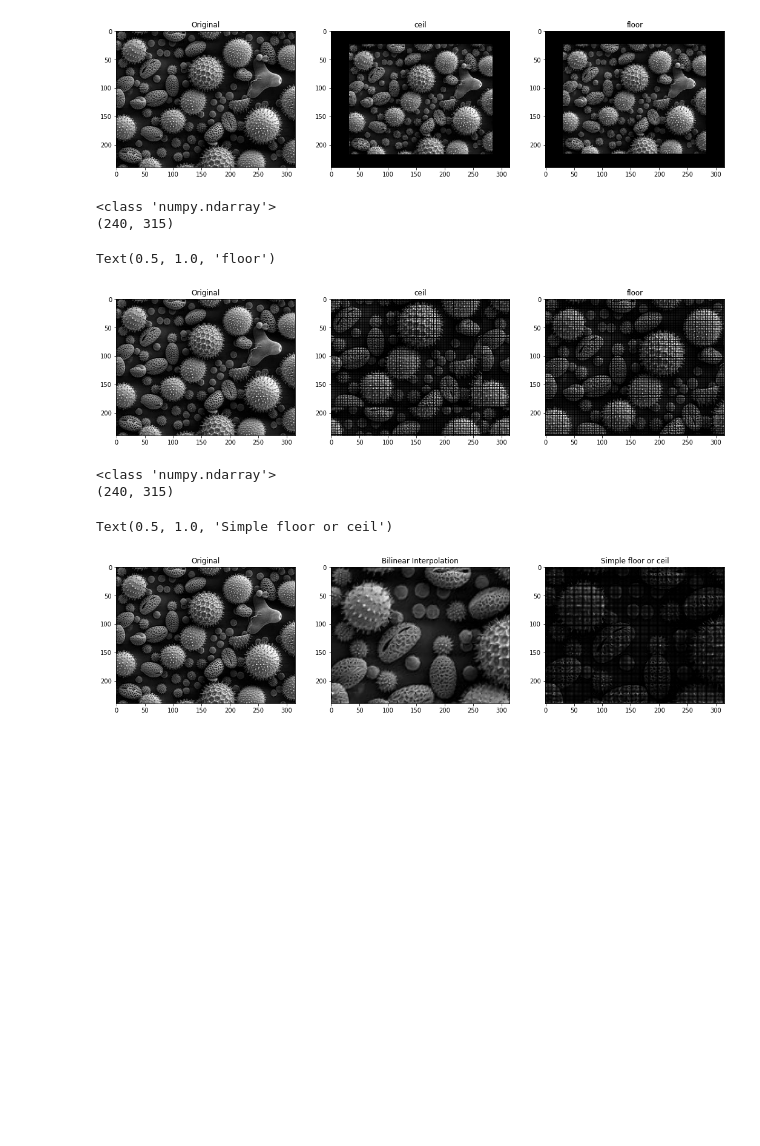
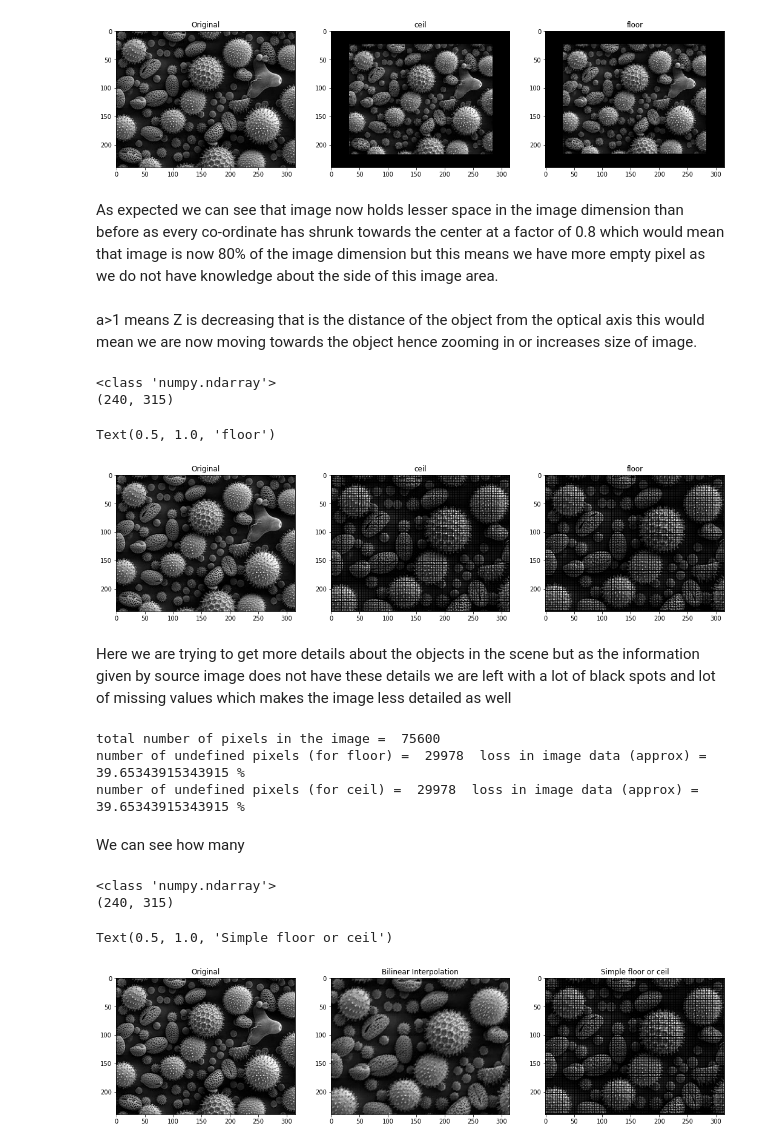
Before and after one commit to arihantjain124/EE5175_Labs, a Jupyter notebook: Lab 1/Lab_1.ipynb, the cells around one changed output. Cells and saved outputs as stored; diff of their text form; code cells hidden in the pictures; blank space fills up the shorter version.

```diff
--- a/Lab 1/Lab_1.ipynb
+++ b/Lab 1/Lab_1.ipynb
@@ -81,33 +81,27 @@ for xs in range(data.shape[0]):
     for ys in range(data.shape[1]):
         #iterating through each pixel in the source image and checking for valid co-ordinates
         #valid co-ordinates are those who fall under the dimension of target image otherwise they are outside the view.
-        if (math.floor(c*xs+s*ys)>data.shape[0]-1) or (math.floor(-s*xs+c*ys)>data.shape[1]-1):
-            continue
+        if not ((math.floor(c*xs+s*ys)>data.shape[0]-1) or (math.floor(-s*xs+c*ys)>data.shape[1]-1)):
+            data2[math.floor(c*xs+s*ys)][math.floor(-s*xs+c*ys)]=data[xs][ys]
         #using floor to resolve fractional co-ordinate issue here
-        data2[math.floor(c*xs+s*ys)][math.floor(-s*xs+c*ys)]=data[xs][ys]
         #similarly for ceil we can do the same
         #using ceil to resolve fractional co-ordinate issue here
-        if (math.ceil(c*xs+s*ys)>data.shape[0]-1) or (math.ceil(-s*xs+c*ys)>data.shape[1]-1):
-            continue
-        data3[math.ceil(c*xs+s*ys)][math.ceil(-s*xs+c*ys)]=data[xs][ys]
-        data4[round(c*xs+s*ys)][round(-s*xs+c*ys)]=data[xs][ys]
+        if not ((math.ceil(c*xs+s*ys)>data.shape[0]-1) or (math.ceil(-s*xs+c*ys)>data.shape[1]-1)):
+            data3[math.ceil(c*xs+s*ys)][math.ceil(-s*xs+c*ys)]=data[xs][ys]
 
 image=Image.fromarray(data)
 image2 = Image.fromarray(data2)
 image3 = Image.fromarray(data3)
-image4 = Image.fromarray(data4)
 #converted back the image from numpy array to Pillow image object to visualize.
 
 
-figure, axis = plt.subplots(1, 4)
+figure, axis = plt.subplots(1, 3)
 axis[0].imshow(image,cmap="gray")
 axis[0].set_title('Original')
 axis[1].imshow(image2,cmap="gray")
 axis[1].set_title('Using Floor')
 axis[2].imshow(image3,cmap="gray")
 axis[2].set_title('Using ceil')
-axis[3].imshow(image4,cmap="gray")
-axis[3].set_title('Using roundoff')
 #setting up a 1*4 plot to show original, floor image,ceil image.
 # %% [output]
 <class 'numpy.ndarray'>
@@ -360,4 +361,6 @@ axis[2].set_title('floor')
 (240, 315)
 Text(0.5, 1.0, 'floor')
 [figure]
+# %% [markdown]
+As expected we can see that image now holds lesser space in the image dimension than before as every co-ordinate has shrunk towards the center at a factor of 0.8 which would mean that image is now 80% of the image dimension but this means we have more empty pixel as we do not have knowledge about the side of this image area.
 # %%
@@ -364,5 +369,7 @@ Text(0.5, 1.0, 'floor')
 a=1.3
 b=1.3
+# %% [markdown]
+a>1 means Z is decreasing that is the distance of the object from the optical axis this would mean we are now moving towards the object hence zooming in or increases size of image.
 # %%
 source=cells
 data = asarray(source)
@@ -371,7 +378,6 @@ print(data.shape)
 #again opening up the image and making zero filled array of its size to store post processed image
 data2=np.zeros_like(data)
 data3=np.zeros_like(data2)
-zoom_at=(50,50)
 for xs in range(data.shape[0]):
     for ys in range(data.shape[1]):
         #iterating through source co-ordinates.
@@ -383,10 +389,11 @@ for xs in range(data.shape[0]):
             continue
 
         #using ceil to resolve fractional co-ordinate issue here
-        data2[math.ceil(xt-zoom_at[0])][math.ceil(yt)-zoom_at[1]]=data[xs][ys]
+        data2[math.ceil(xt)][math.ceil(yt)]=data[xs][ys]
 
         #using floor to resolve fractional co-ordinate issue here
         data3[math.floor(xt)][math.floor(yt)]=data[xs][ys]
+
 
 image=Image.fromarray(data)
 image2 = Image.fromarray(data2)
@@ -405,7 +412,25 @@ axis[2].set_title('floor')
 <class 'numpy.ndarray'>
 (240, 315)
 Text(0.5, 1.0, 'floor')
-[figure, old version]
+[figure, new version]
+# %% [markdown]
+Here we are trying to get more details about the objects in the scene but as the information given by source image does not have these details we are left with a lot of black spots and lot of missing values which makes the image less detailed as well
+# %%
+
+total_pixels=data.shape[0]*data.shape[1]
+base_zeros=np.count_nonzero(data==0)
+holes2=np.count_nonzero(data2==0)-base_zeros
+holes3=np.count_nonzero(data3==0)-base_zeros
+print("total number of pixels in the image = ",total_pixels)
+print("number of undefined pixels (for floor) = ",holes2," loss in image data (approx) = " ,holes2/total_pixels*100,"%")
+print("number of undefined pixels (for ceil) = ",holes3," loss in image data (approx) = " ,holes3/total_pixels*100,"%")
+#calculated the number of unassigned pixel in the target image and then saw the loss in data which is to say how many pixels now dont have information.
+# %% [output]
+total number of pixels in the image =  75600
+number of undefined pixels (for floor) =  29978  loss in image data (approx) =  39.65343915343915 %
+number of undefined pixels (for ceil) =  29978  loss in image data (approx) =  39.65343915343915 %
+# %% [markdown]
+We can see how many
 # %%
 source=cells
 data = asarray(source)
@@ -413,37 +438,37 @@ print(type(data))
 print(data.shape)
 #again opening up the image and making zero filled array of its size to store post processed image
 data2=np.zeros_like(data)
-point_to_zoom_at=(50,50)
+zoom_at=(0,0)
 for xt in range(data.shape[0]):
     for yt in range(data.shape[1]):
         #iterating through source co-ordinates.
         xs=xt/a
         ys=yt/b
         #adding translation to source co-ordinate
         if (xs<0 or ys<0 or xs>data.shape[0]-1 or ys>data.shape[1]-1):
             #to check for out of bounds issue as shifting would make some pixel move out of dimenstion of the image.
             continue
         #The translation leads to change in sign as we are now moving from target to source
         temp=bilin(xs,ys)
         #using bilinear interpolation function defined before.
         if (temp):
             data2[xt][yt]=temp
 
 image=Image.fromarray(data)
 image2 = Image.fromarray(data2)
 image3 = Image.fromarray(data3)
 #converted back the image from numpy array to Pillow image object to visualize.
 
 figure, axis = plt.subplots(1, 3)
 axis[0].imshow(image,cmap="gray")
 axis[0].set_title('Original')
 axis[1].imshow(image2,cmap="gray")
 axis[1].set_title('Bilinear Interpolation')
 axis[2].imshow(image3,cmap="gray")
 axis[2].set_title('Simple floor or ceil')
-#setting up a 1*2 plot to show original, floor image,ceil image.
+#setting up a 1* plot to show original, floor image,ceil image.
 # %% [output]
 <class 'numpy.ndarray'>
 (240, 315)
 Text(0.5, 1.0, 'Simple floor or ceil')
-[figure, old version]
+[figure, new version]
```
Also changed, not shown: parts of 13 cells of this notebook, 1 other file.
